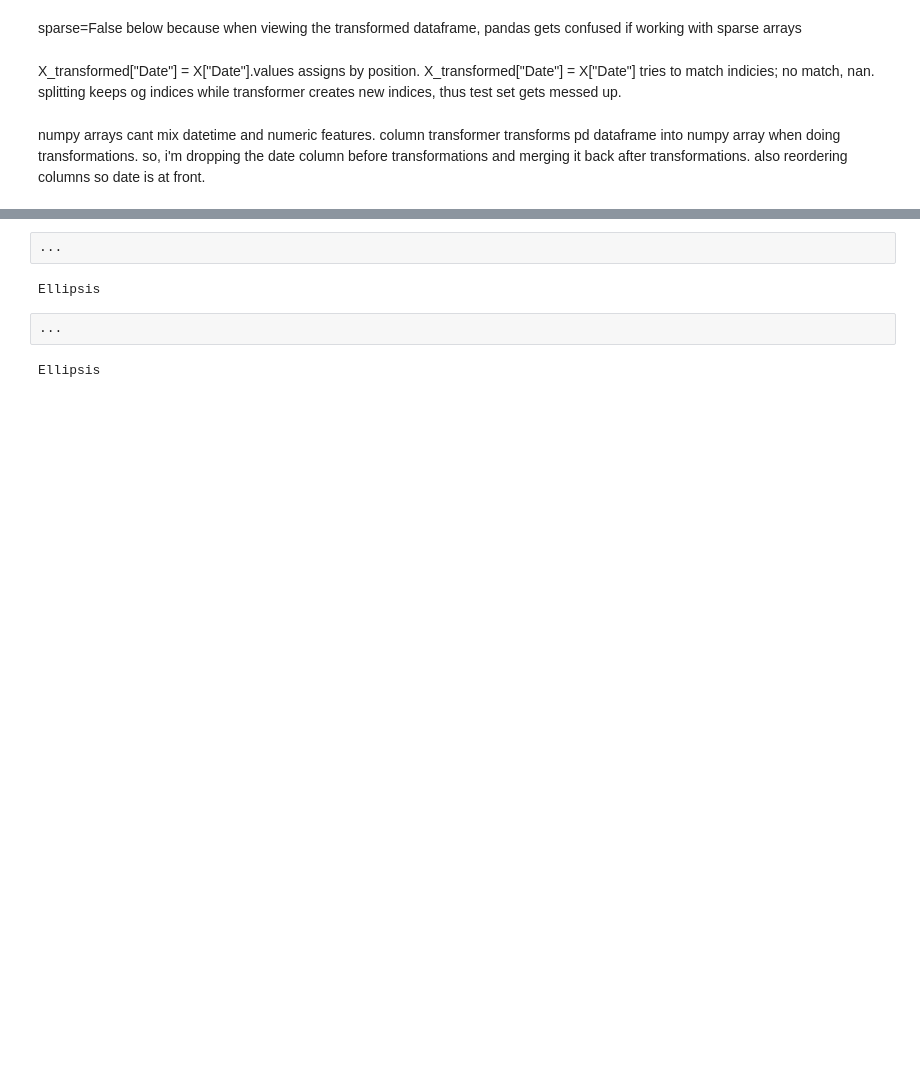
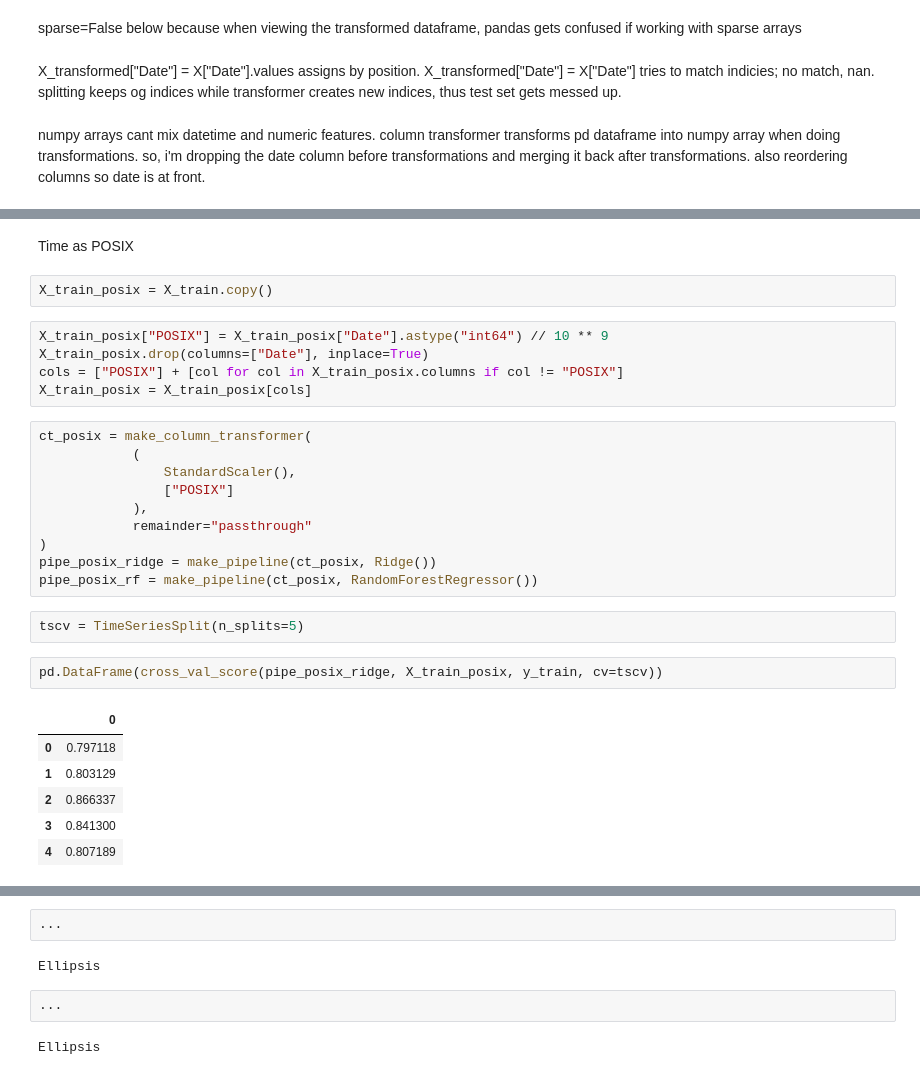
Before and after one commit to ricd99/cpsc330-2022W1, a Jupyter notebook: hw/hw8/hw8.ipynb, the cells around one changed output, grey strips where cells are left out. Drawn from its saved outputs; the diff is of its cells as text; blank space fills up the shorter version.

Commit message:
posix

```diff
--- a/hw/hw8/hw8.ipynb
+++ b/hw/hw8/hw8.ipynb
@@ -459,0 +422,30 @@ Ellipsis
+# %% [markdown]
+Time as POSIX
+# %%
+X_train_posix = X_train.copy()
+# %%
+X_train_posix["POSIX"] = X_train_posix["Date"].astype("int64") // 10 ** 9
+X_train_posix.drop(columns=["Date"], inplace=True)
+cols = ["POSIX"] + [col for col in X_train_posix.columns if col != "POSIX"]
+X_train_posix = X_train_posix[cols]
+# %%
+ct_posix = make_column_transformer(
+            (
+                StandardScaler(),
+                ["POSIX"]
+            ),
+            remainder="passthrough"
+)
+pipe_posix_ridge = make_pipeline(ct_posix, Ridge())
+pipe_posix_rf = make_pipeline(ct_posix, RandomForestRegressor())
+# %%
+tscv = TimeSeriesSplit(n_splits=5)
+# %%
+pd.DataFrame(cross_val_score(pipe_posix_ridge, X_train_posix, y_train, cv=tscv))
+# %% [output]
+|  | 0 |
+| 0 | 0.797118 |
+| 1 | 0.803129 |
+| 2 | 0.866337 |
+| 3 | 0.841300 |
+| 4 | 0.807189 |
```
Also changed, not shown: parts of 9 cells of this notebook.
